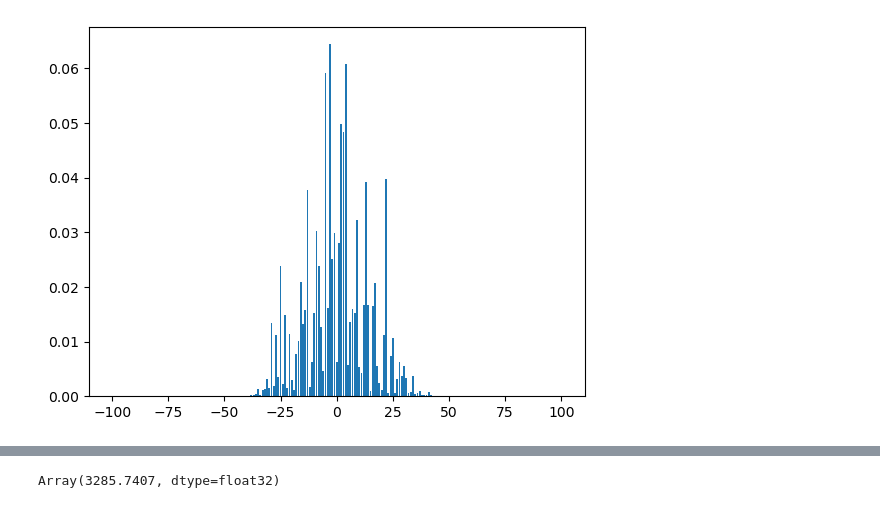
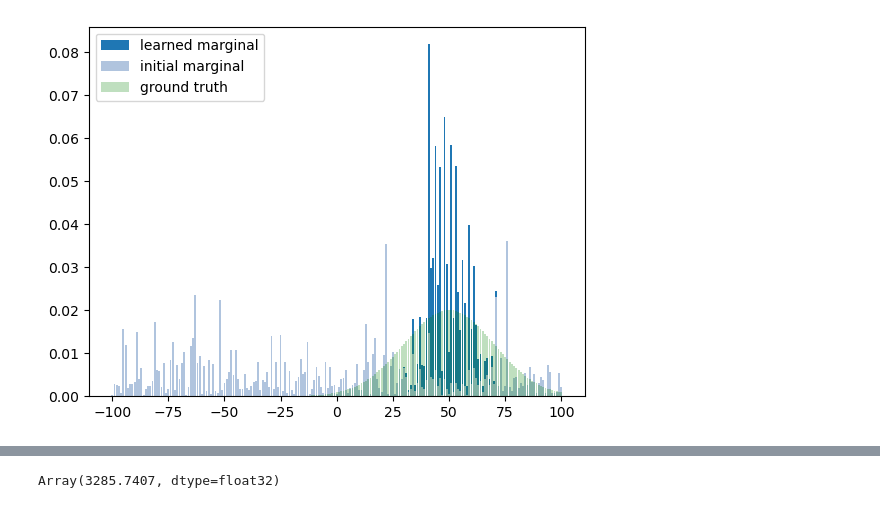
Before and after one commit to jacobe90/birdflow-bilevel, a Jupyter notebook: dev-notebooks/ott-jax-toy-example.ipynb, the cells around one changed output, grey strips where cells are left out. Drawn from its saved outputs; the diff is of its cells as text; code cells hidden in the pictures.

Commit message:
logit experiments with 3 different types of ott-jax functions

```diff
--- a/dev-notebooks/ott-jax-toy-example.ipynb
+++ b/dev-notebooks/ott-jax-toy-example.ipynb
@@ -13,7 +13,7 @@ import functools
 size = 100
 sigma = 20
 X = jnp.arange(-size, size + 1, 1).astype(float)
-mu_true = jnp.exp(-((X)**2) / (2 * sigma**2)) # gaussian kernel (sigma = 1, center = 0)
+mu_true = jnp.exp(-((X-50)**2) / (2 * sigma**2)) # gaussian kernel (sigma = 1, center = 0)
 mu_true /= jnp.sum(mu_true)
 plt.bar(X, mu_true)
 # %% [output]
@@ -66,20 +82,23 @@ def logit_l2_loss(theta: Float[Array, "n "], marginal: Float[Array, "n "]):
 """
 learn the logits of a probability distribution
 """
-def learn_marginal_logits(marginal: Float[Array, "n "], X: Float[Array, "n "], seed=42, learn_with_w2=False):
+def learn_marginal_logits(marginal: Float[Array, "n "], X: Float[Array, "n "], marginal_comparison_fn, seed=42, training_steps=500):
     solver = optax.adam(learning_rate=0.03)
     key = jax.random.PRNGKey(42)
     key, subkey = jax.random.split(key)
 
-    theta = jax.random.normal(key=subkey, shape=X.shape[0])
+    theta_init = jax.random.normal(key=subkey, shape=X.shape[0])
+    theta = theta_init
     opt_state = solver.init(theta)
 
     X_reshaped = X.reshape((X.shape[0], 1)).astype(float)
 
-    if learn_with_w2: # learn using 2-wasserstein distance
-        loss_fn = functools.partial(logit_loss, mu_true=marginal, X=X_reshaped) # make logit loss a function of theta
-    else:
-        loss_fn = functools.partial(logit_l2_loss, marginal=marginal)
+    # create loss function
+    def loss_fn(theta: Float[Array, "n"], mu_true: Float[Array, "n "], X: Float[Array, "n 1 "] = X):
+        mu = jax.nn.softmax(theta)
+        return marginal_comparison_fn(mu, mu_true, X)
+
+    loss_fn = functools.partial(loss_fn, mu_true=marginal, X=X_reshaped)
 
     @jax.jit
     def make_step(theta, opt_state):
@@ -88,10 +107,10 @@ def learn_marginal_logits(marginal: Float[Array, "n "], X: Float[Array, "n "], s
         theta = optax.apply_updates(theta, updates)
         return loss_val, theta, opt_state
 
-    for i in range(5000):
+    for i in range(training_steps):
         loss_val, theta, opt_state = make_step(theta, opt_state) # gradient update based on W2 distance
         l2_loss_val = logit_l2_loss(theta, marginal)
         print(f"iteration {i}, loss value {loss_val}, l2 loss: {l2_loss_val}")
 
-    return theta
+    return theta, (theta_init,)
 # %%
@@ -118,6 +145,12 @@ iteration 4999, loss value 338.112060546875, l2 loss: 0.1121349185705185
 # %%
+# plot learned distribution using ot.reg_ot_cost for ot comparison
+learned, theta_init = learn_marginal_logits(mu_true, X, ot_marginal_loss)
 learned_mu_true = jax.nn.softmax(learned)
-plt.bar(X, learned_mu_true)
+mu_init = jax.nn.softmax(theta_init[0])
+plt.bar(X, learned_mu_true, label="learned marginal")
+plt.bar(X, mu_init, label="initial marginal", color="lightsteelblue")
+plt.bar(X, mu_true, label="ground truth", color="green", alpha=0.25)
+plt.legend()
 plt.show()
 # %% [output]
-[figure, old version]
+[figure, new version]
```
Also changed, not shown: parts of 4 cells of this notebook, 1 other file.
